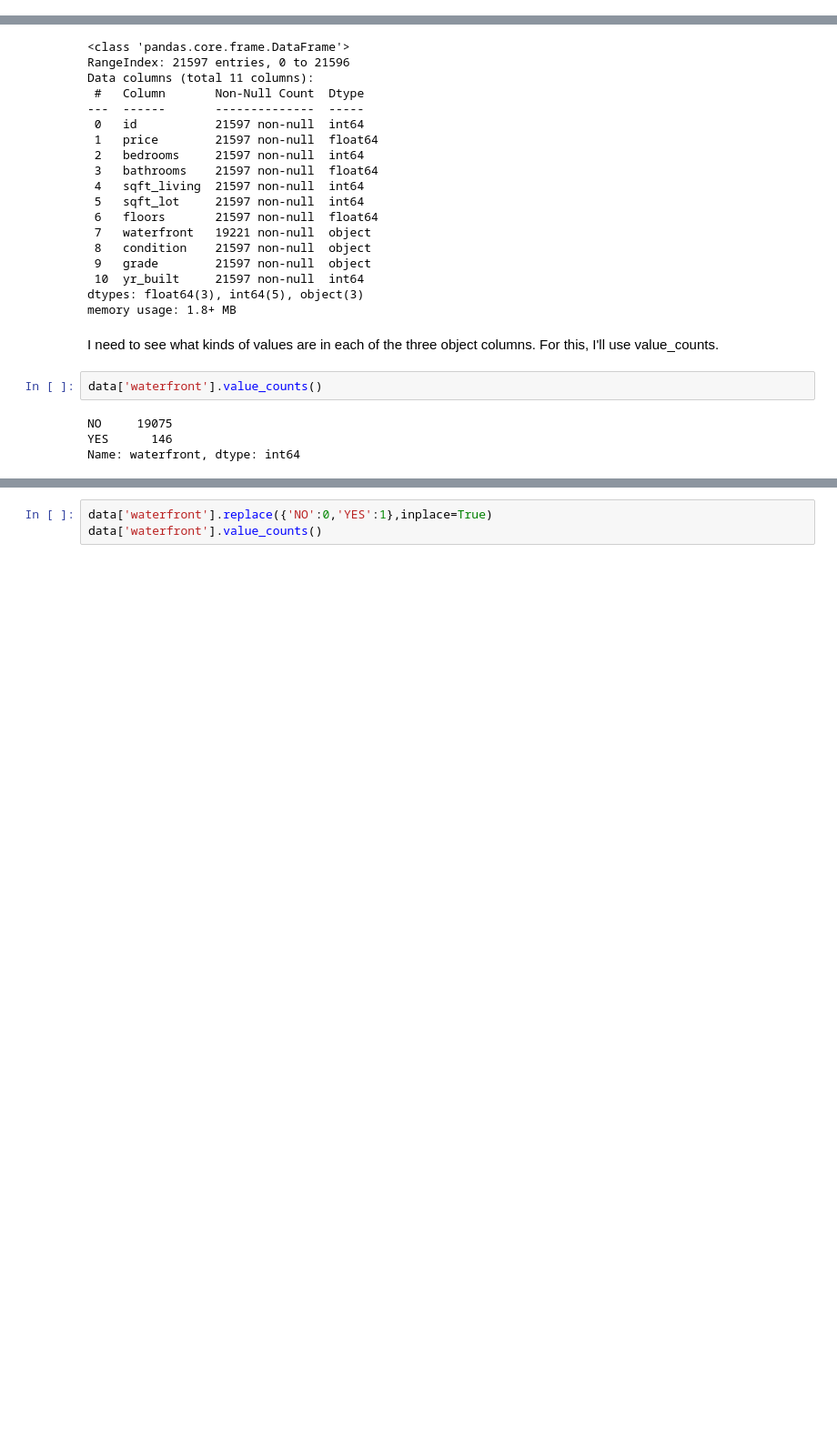
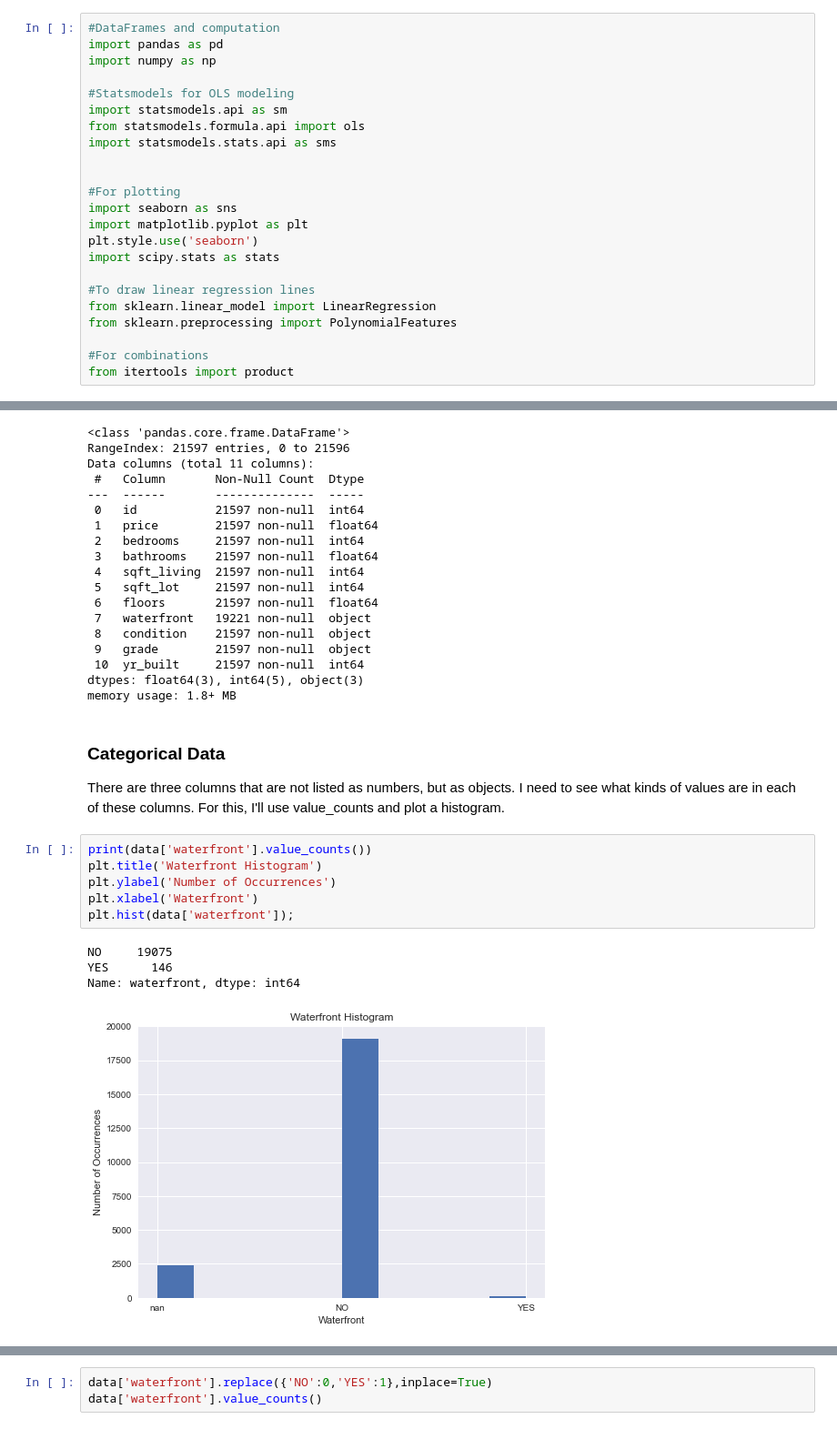
Before and after one commit to FunkyTable/Project-2-Real-Estate-Model, a Jupyter notebook: student.ipynb, the cells around one changed output, grey strips where cells are left out. Shown at 91% size. Drawn from its saved outputs; the diff is of its cells as text; blank space fills up the shorter version.

```diff
--- a/student.ipynb
+++ b/student.ipynb
@@ -94,0 +18,23 @@ Seattle properties instructed me to not use the following columns listed below i
+# %%
+#DataFrames and computation
+import pandas as pd
+import numpy as np
+
+#Statsmodels for OLS modeling
+import statsmodels.api as sm
+from statsmodels.formula.api import ols
+import statsmodels.stats.api as sms
+
+
+#For plotting
+import seaborn as sns
+import matplotlib.pyplot as plt
+plt.style.use('seaborn')
+import scipy.stats as stats
+
+#To draw linear regression lines
+from sklearn.linear_model import LinearRegression
+from sklearn.preprocessing import PolynomialFeatures
+
+#For combinations
+from itertools import product
@@ -136,11 +645,17 @@ Data columns (total 11 columns):
 dtypes: float64(3), int64(5), object(3)
 memory usage: 1.8+ MB
 # %% [markdown]
-I need to see what kinds of values are in each of the three object columns. For this, I'll use value_counts.
+### Categorical Data
+There are three columns that are not listed as numbers, but as objects. I need to see what kinds of values are in each of these columns. For this, I'll use value_counts and plot a histogram.
-# %%
-data['waterfront'].value_counts()
-# %% [output]
-NO     19075
-YES      146
-Name: waterfront, dtype: int64
+# %%
+print(data['waterfront'].value_counts())
+plt.title('Waterfront Histogram')
+plt.ylabel('Number of Occurrences')
+plt.xlabel('Waterfront')
+plt.hist(data['waterfront']);
+# %% [output]
+NO     19075
+YES      146
+Name: waterfront, dtype: int64
+[figure, added]
 # %% [markdown]
```
Also changed, not shown: parts of 135 cells of this notebook, 1 other file.
